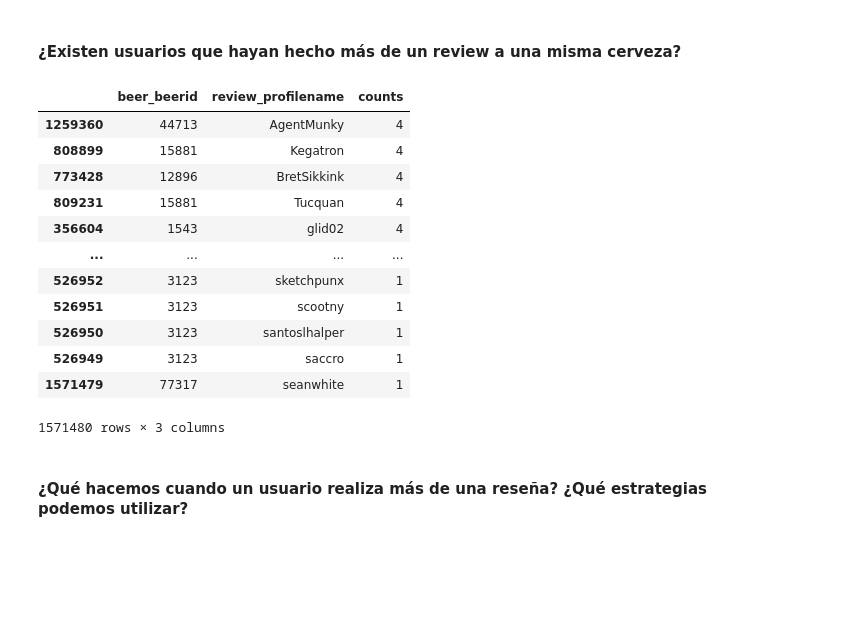
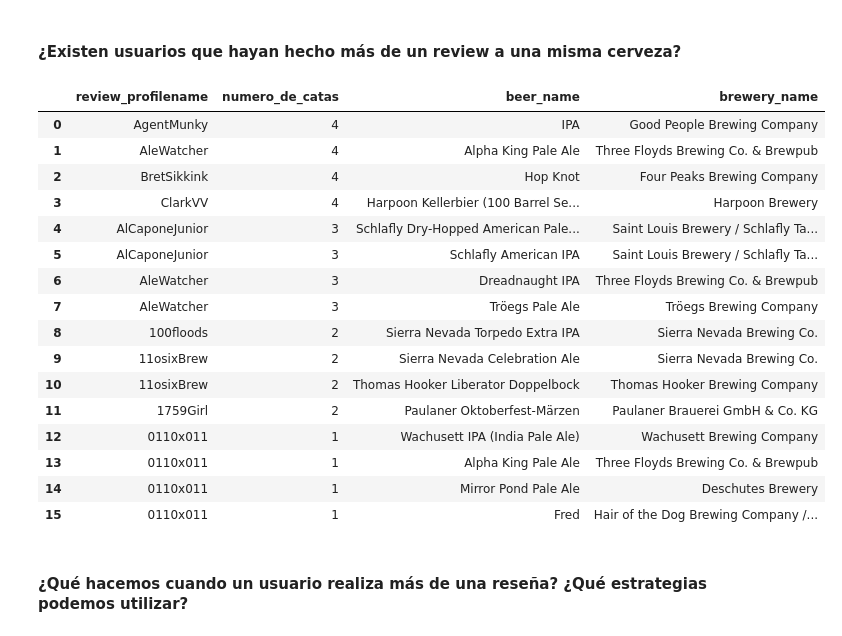
Before and after one commit to arouiller/BeerAnalysis, a Jupyter notebook: 02. Analisis exploratorio y limpieza de datos.ipynb, the cells around one changed output. Drawn from its saved outputs; the diff is of its cells as text; code cells hidden in the pictures; blank space fills up the shorter version.

```diff
--- a/02. Analisis exploratorio y limpieza de datos.ipynb
+++ b/02. Analisis exploratorio y limpieza de datos.ipynb
@@ -94,22 +94,31 @@ total_resenias
 # %% [markdown]
 #### ¿Existen usuarios que hayan hecho más de un review a una misma cerveza?
 # %%
-df_resenias = df[['beer_beerid', 'review_profilename', 'review_time']].copy().drop_duplicates()
-df_resenias.groupby(['beer_beerid', 'review_profilename'])['review_time'].size().reset_index(name='counts').sort_values(by=['counts'], ascending=False)
+
+df_resenias = df[['beer_beerid', 'beer_name', 'review_profilename', 'brewery_name', 'review_time']].copy().drop_duplicates()
+df_tmp = df_resenias.groupby(['beer_beerid', 'beer_name', 'brewery_name', 'review_profilename'])['review_time'].size().reset_index(name='counts')
+df_tmp["RANK"] = df_tmp.groupby("counts")['review_profilename'].rank(method="first", ascending=True)
+df_tmp = df_tmp[df_tmp['RANK'] <= 4].sort_values(by=['counts', 'RANK'], ascending=[False, True])[['review_profilename', 'counts', 'beer_name', 'brewery_name']]
+df_tmp.columns = ['review_profilename', 'numero_de_catas', 'beer_name', 'brewery_name']
+df_tmp.reset_index(drop=True)
 # %% [output]
-|  | beer_beerid | review_profilename | counts |
-| 1259360 | 44713 | AgentMunky | 4 |
-| 808899 | 15881 | Kegatron | 4 |
-| 773428 | 12896 | BretSikkink | 4 |
-| 809231 | 15881 | Tucquan | 4 |
-| 356604 | 1543 | glid02 | 4 |
-| ... | ... | ... | ... |
-| 526952 | 3123 | sketchpunx | 1 |
-| 526951 | 3123 | scootny | 1 |
-| 526950 | 3123 | santoslhalper | 1 |
-| 526949 | 3123 | saccro | 1 |
-| 1571479 | 77317 | seanwhite | 1 |
+|  | review_profilename | numero_de_catas | beer_name | brewery_name |
+| 0 | AgentMunky | 4 | IPA | Good People Brewing Company |
+| 1 | AleWatcher | 4 | Alpha King Pale Ale | Three Floyds Brewing Co. & Brewpub |
+| 2 | BretSikkink | 4 | Hop Knot | Four Peaks Brewing Company |
+| 3 | ClarkVV | 4 | Harpoon Kellerbier (100 Barrel Se... | Harpoon Brewery |
+| 4 | AlCaponeJunior | 3 | Schlafly Dry-Hopped American Pale... | Saint Louis Brewery / Schlafly Ta... |
+| 5 | AlCaponeJunior | 3 | Schlafly American IPA | Saint Louis Brewery / Schlafly Ta... |
+| 6 | AleWatcher | 3 | Dreadnaught IPA | Three Floyds Brewing Co. & Brewpub |
+| 7 | AleWatcher | 3 | Tröegs Pale Ale | Tröegs Brewing Company |
+| 8 | 100floods | 2 | Sierra Nevada Torpedo Extra IPA | Sierra Nevada Brewing Co. |
+| 9 | 11osixBrew | 2 | Sierra Nevada Celebration Ale | Sierra Nevada Brewing Co. |
+| 10 | 11osixBrew | 2 | Thomas Hooker Liberator Doppelbock | Thomas Hooker Brewing Company |
+| 11 | 1759Girl | 2 | Paulaner Oktoberfest-Märzen | Paulaner Brauerei GmbH & Co. KG |
+| 12 | 0110x011 | 1 | Wachusett IPA (India Pale Ale) | Wachusett Brewing Company |
+| 13 | 0110x011 | 1 | Alpha King Pale Ale | Three Floyds Brewing Co. & Brewpub |
+| 14 | 0110x011 | 1 | Mirror Pond Pale Ale | Deschutes Brewery |
+| 15 | 0110x011 | 1 | Fred | Hair of the Dog Brewing Company /... |
-1571480 rows × 3 columns
 # %% [markdown]
 #### ¿Qué hacemos cuando un usuario realiza más de una reseña? ¿Qué estrategias podemos utilizar?
 # %% [markdown]
```
Also changed, not shown: parts of 23 cells of this notebook, 16 other files.
